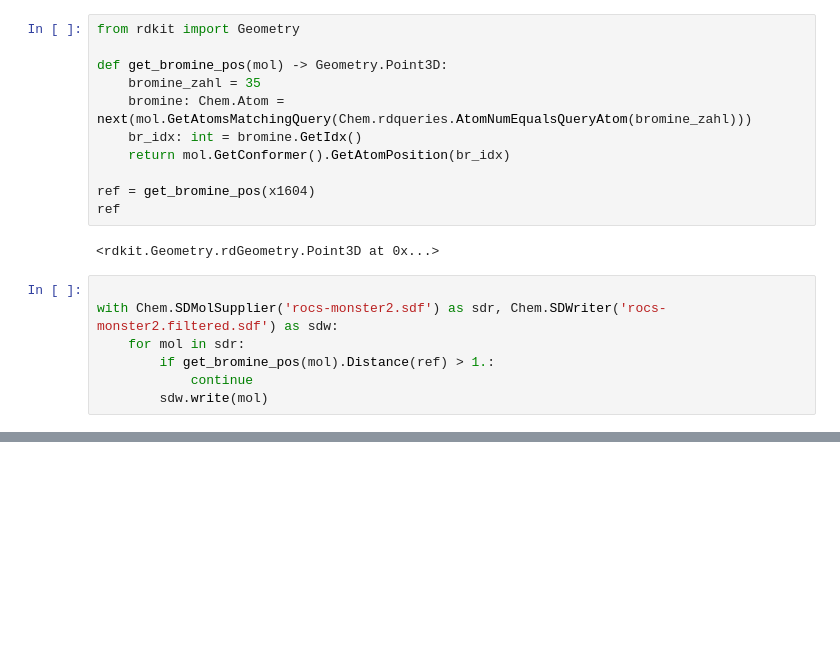
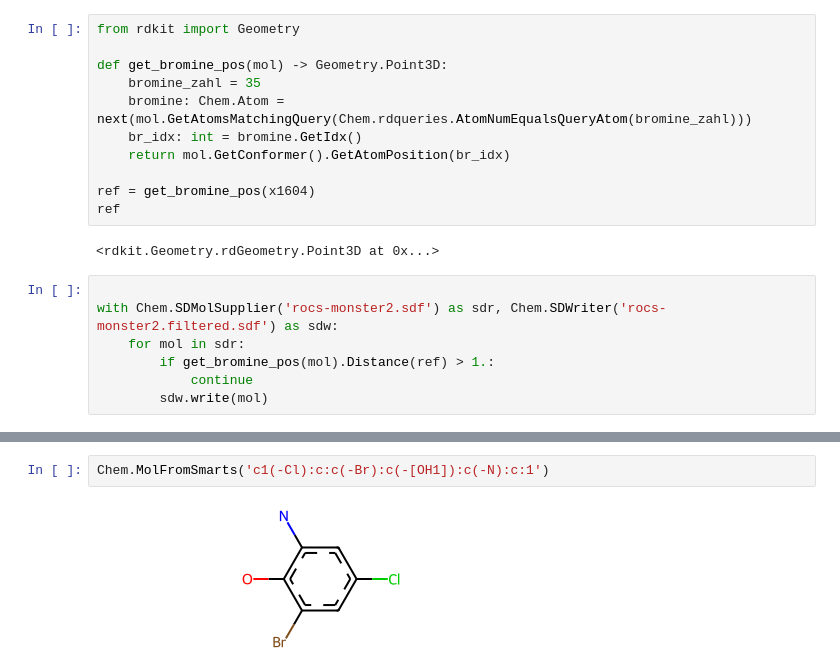
Before and after one commit to matteoferla/EV-D68-3C-protease, a Jupyter notebook: 02_hit-prep/hit_investigation.ipynb, the cells around one changed output, grey strips where cells are left out. Drawn from its saved outputs; the diff is of its cells as text; blank space fills up the shorter version.

```diff
--- a/02_hit-prep/hit_investigation.ipynb
+++ b/02_hit-prep/hit_investigation.ipynb
@@ -250,0 +317,4 @@ with Chem.SDMolSupplier('rocs-monster2.sdf') as sdr, Chem.SDWriter('rocs-monster
+# %%
+Chem.MolFromSmarts('c1(-Cl):c:c(-Br):c(-[OH1]):c(-N):c:1')
+# %% [output]
+[figure, added]
```
Also changed, not shown: parts of 14 cells of this notebook, 2 other files.
